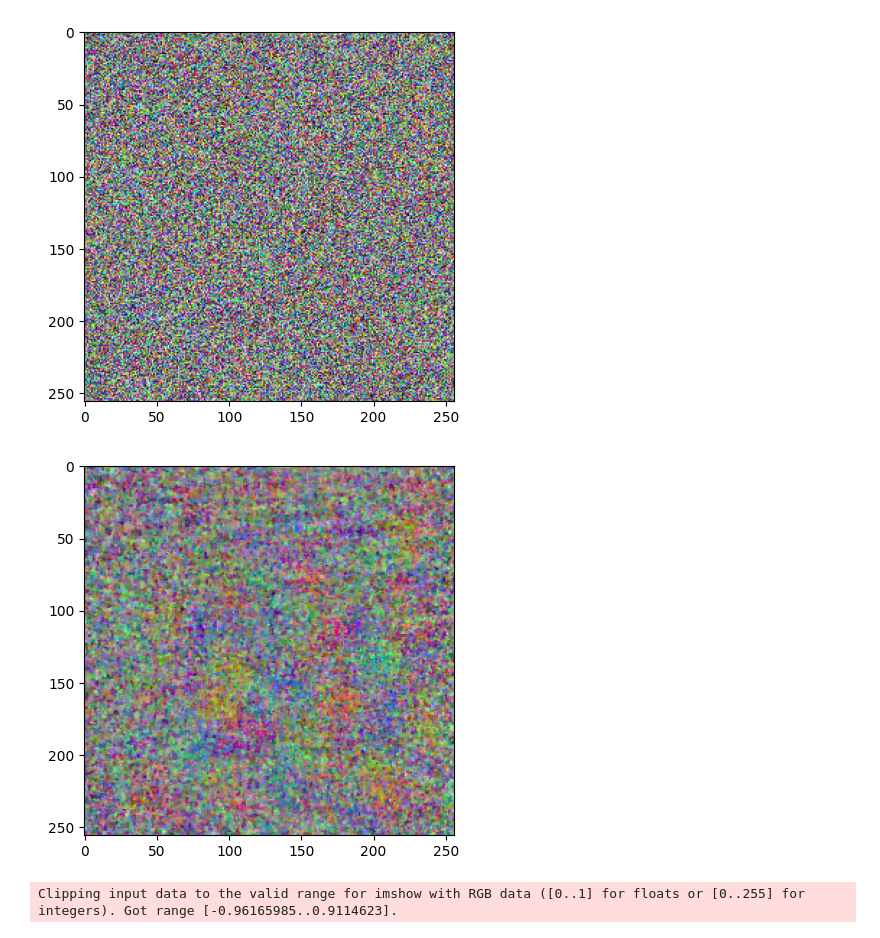
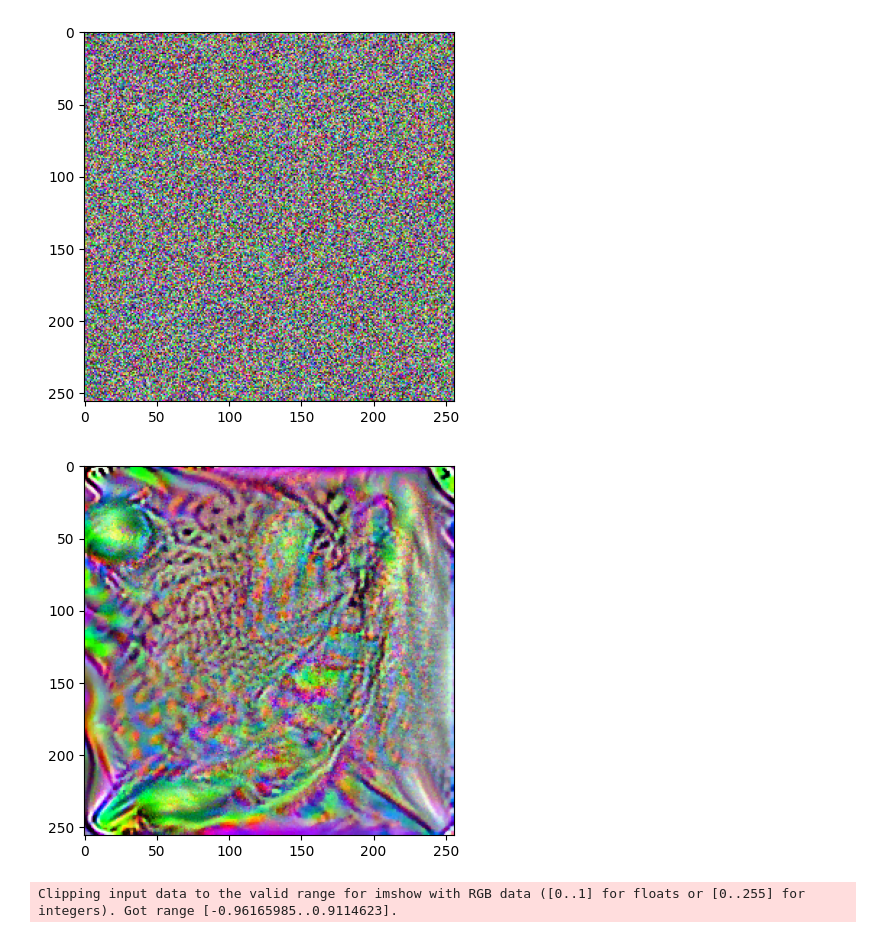
Before and after one commit to FelixNgFender/rbe474x_p3, a Jupyter notebook: src/Dst/checkpoints/result/viz.ipynb, the cells around one changed output. Cells and saved outputs as stored; diff of their text form; code cells hidden in the pictures.

```diff
--- a/src/Dst/checkpoints/result/viz.ipynb
+++ b/src/Dst/checkpoints/result/viz.ipynb
@@ -12,14 +12,18 @@ plt.show()
 # %%
 import torchvision.transforms.functional as T
 import numpy as np
 from matplotlib import pyplot as plt
+from matplotlib import cm
 from PIL import Image
 
-img_array = np.load("epoch_249_patch.npy")
-plt.imshow(img_array.T)
+epochCount = 779
+img_name = f"epoch_{epochCount}_patch"
+img_array = np.load(f"{img_name}.npy")
+plt.imshow(np.flip(img_array.T, 1))
+plt.imsave(f"{img_name}.png", np.flip(img_array.T, 1), cmap=cm.gray)
 plt.show()
 # %% [output]
-[figure, old version]
+[figure, new version]
 # %%
 img_array0 = np.load("epoch_0_patch.npy")
 img_array199 = np.load("epoch_249_patch.npy")
```
Also changed, not shown: 17 other files.
